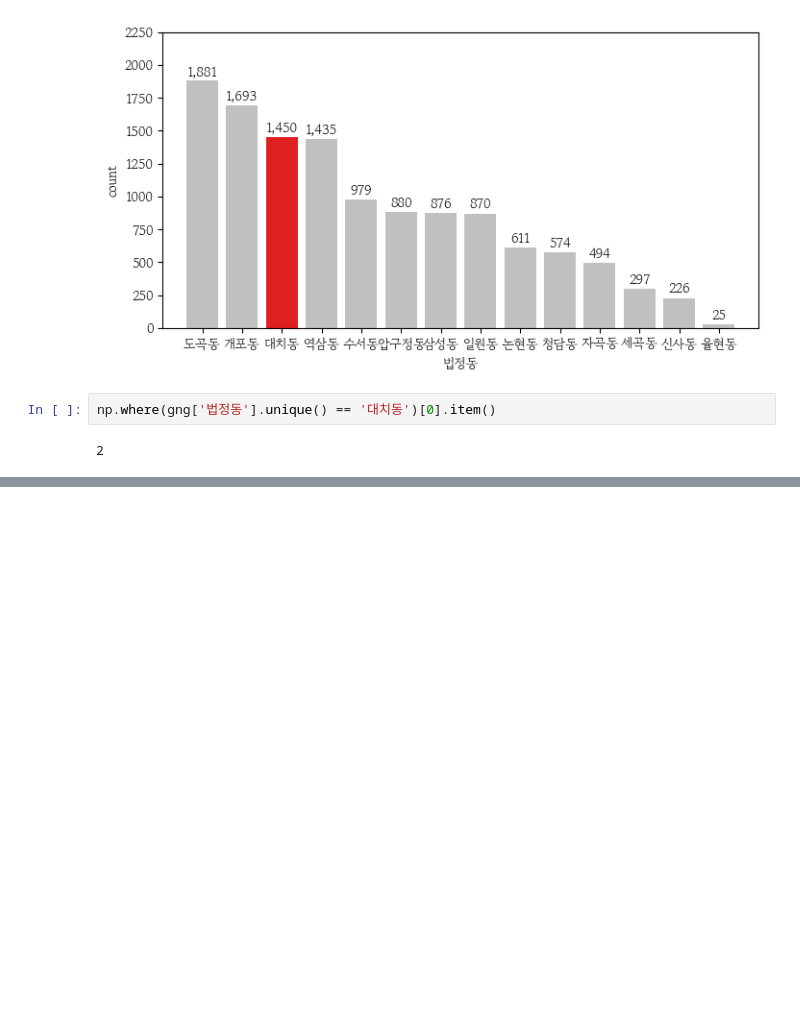
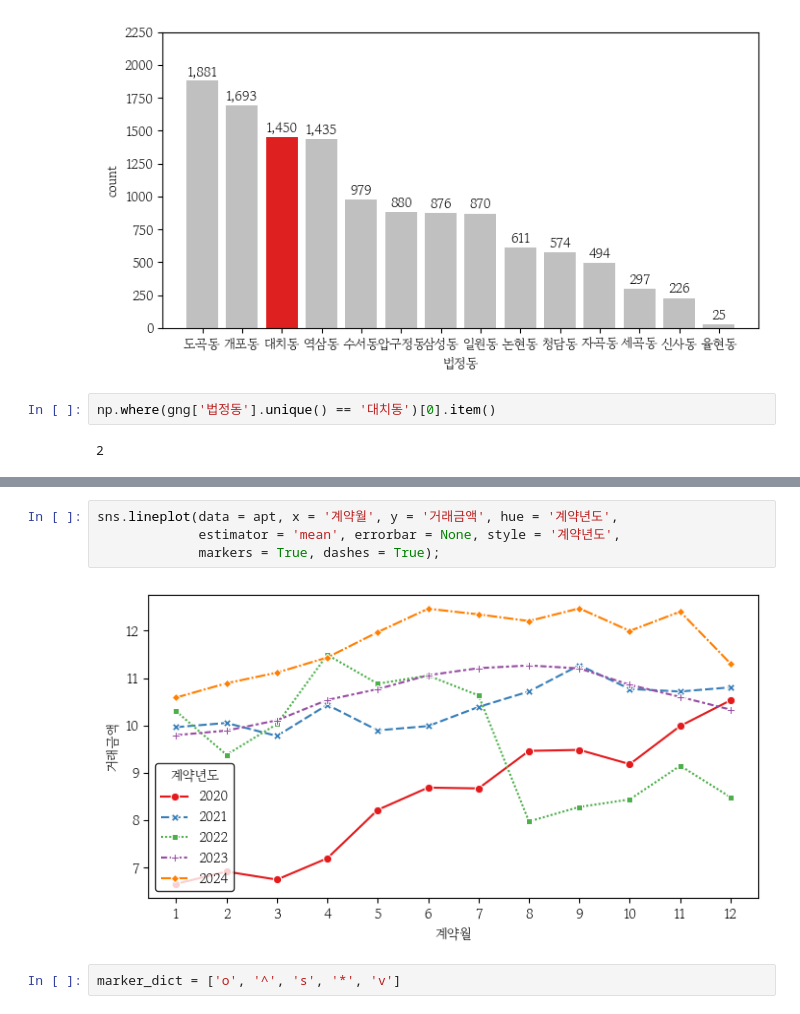
Before and after one commit to HelloDataScience/LS-S1, a Jupyter notebook: Day5.ipynb, the cells around one changed output, grey strips where cells are left out. Cells and saved outputs as stored; diff of their text form; blank space fills up the shorter version.

```diff
--- a/Day5.ipynb
+++ b/Day5.ipynb
@@ -315,0 +458,8 @@ np.where(gng['법정동'].unique() == '대치동')[0].item()
+# %%
+sns.lineplot(data = apt, x = '계약월', y = '거래금액', hue = '계약년도',
+             estimator = 'mean', errorbar = None, style = '계약년도',
+             markers = True, dashes = True);
+# %% [output]
+[figure, added]
+# %%
+marker_dict = ['o', '^', 's', '*', 'v']
```
Also changed, not shown: parts of 26 cells of this notebook.
